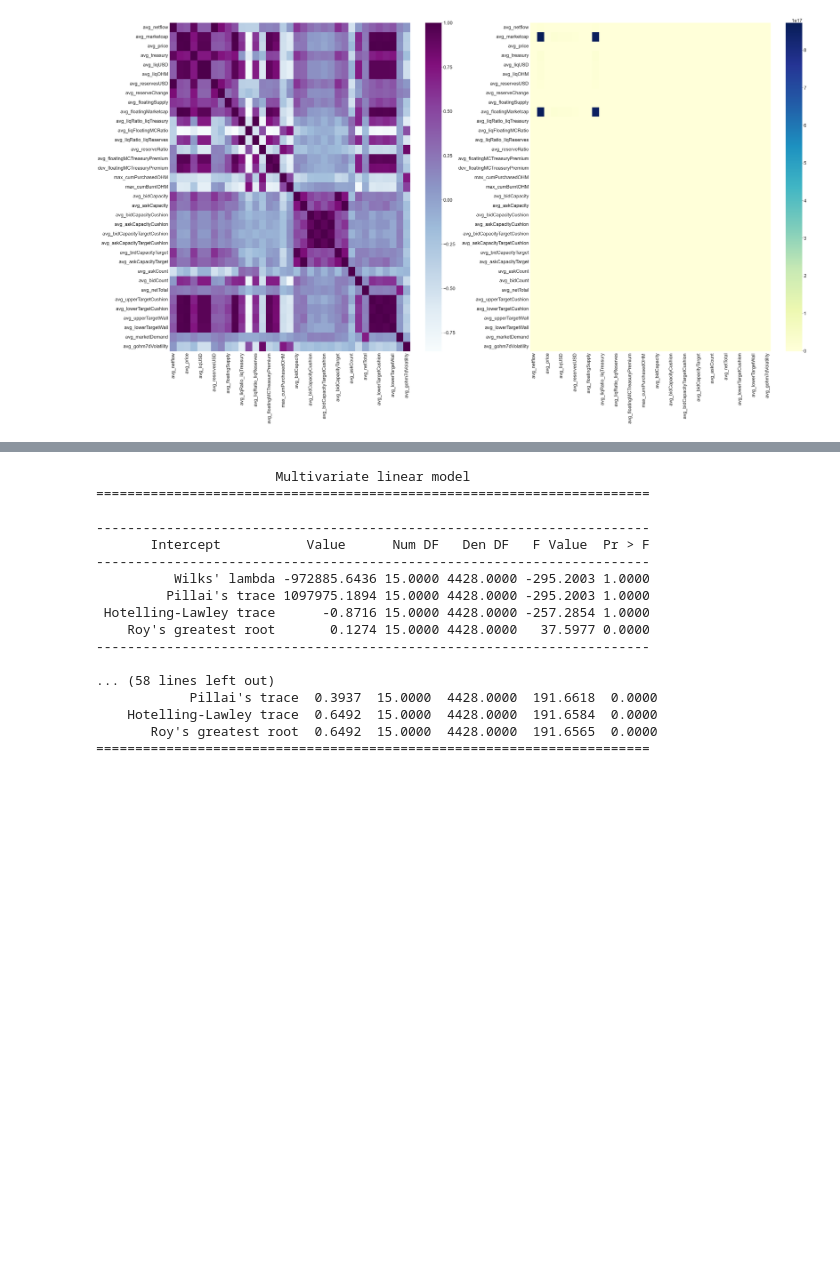
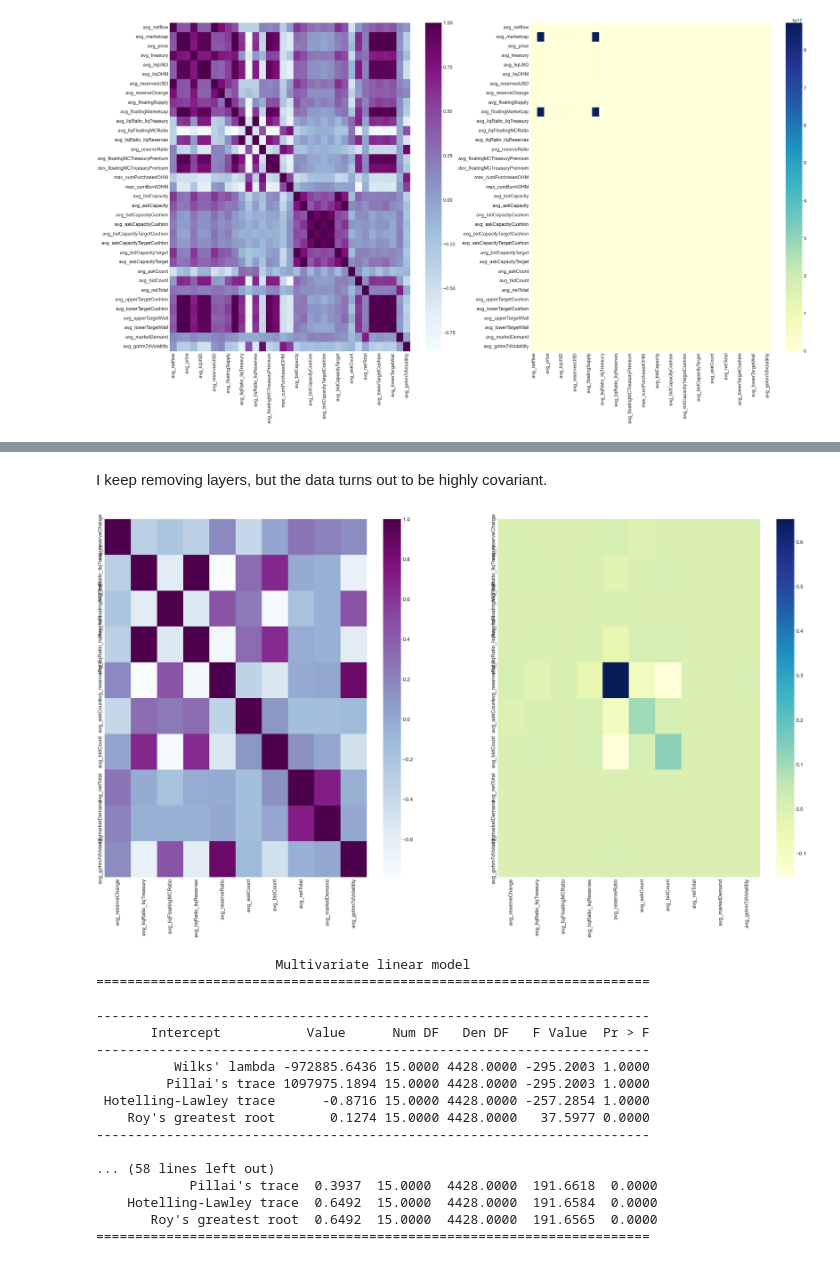
Before and after one commit to EdgeCaser/LiquiditySims, a Jupyter notebook: Stats.ipynb, the cells around one changed output, grey strips where cells are left out. Cells and saved outputs as stored; diff of their text form; code cells hidden in the pictures; blank space fills up the shorter version.

```diff
--- a/Stats.ipynb
+++ b/Stats.ipynb
@@ -125,3 +141,20 @@ Covariance doesn't seem to be an issue.
+# %% [markdown]
+I keep removing layers, but the data turns out to be highly covariant.
+# %%
+df5 = df4.drop(['avg_floatingSupply', 'avg_bidCapacityTarget', 'avg_bidCapacity', 'max_cumPurchasedOHM', 'avg_bidCapacityCushion', 'avg_askCapacityTargetCushion', 'avg_bidCapacityTargetCushion', 'max_cumBurntOHM', 'avg_askCapacityCushion', 'avg_askCapacity', 'avg_askCapacityTarget' , 'avg_lowerTargetCushion', 'avg_lowerTargetWall', 'avg_upperTargetWall', 'avg_upperTargetCushion', 'avg_floatingMCTreasuryPremium', 'dev_floatingMCTreasuryPremium'], axis=1)
+fig, axs = plt.subplots(ncols=2, nrows=1)
+corrMatrix = pd.DataFrame.corr(df5)
+sns.heatmap(corrMatrix, annot=False, cmap='BuPu', ax=axs[0])
+
+covMatrix = pd.DataFrame.cov(df5)
+sns.heatmap(covMatrix, annot=False, cmap='YlGnBu', ax=axs[1])
+
+plt.gcf().set_size_inches(50, 25)
+path =os.getcwd() +'\\covariancematrix2.png'
+plt.savefig(path, dpi=100)
+plt.show()
+# %% [output]
+[figure, added]
 # %%
 ##Let's Manova, baby. The first set of variables are the dependent variables, followed by the independent. In this case, let's test that avg marketcap and netflow are driven by the parameters
 fit = MANOVA.from_formula('avg_netflow '
```
Also changed, not shown: parts of 8 cells of this notebook, 1 other file.
